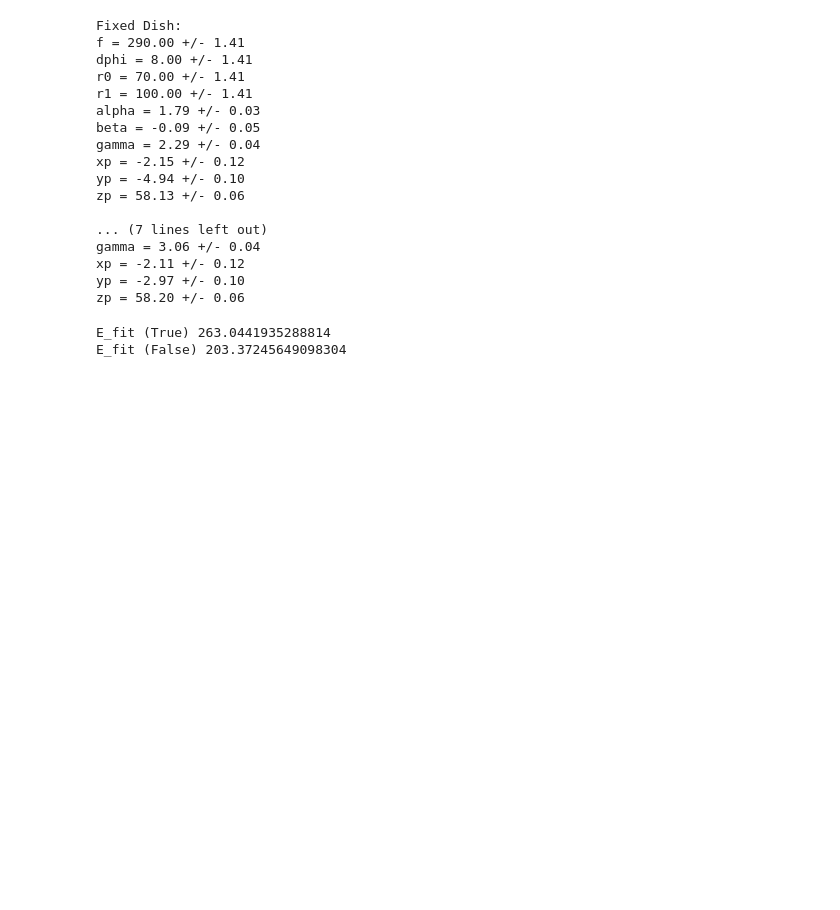
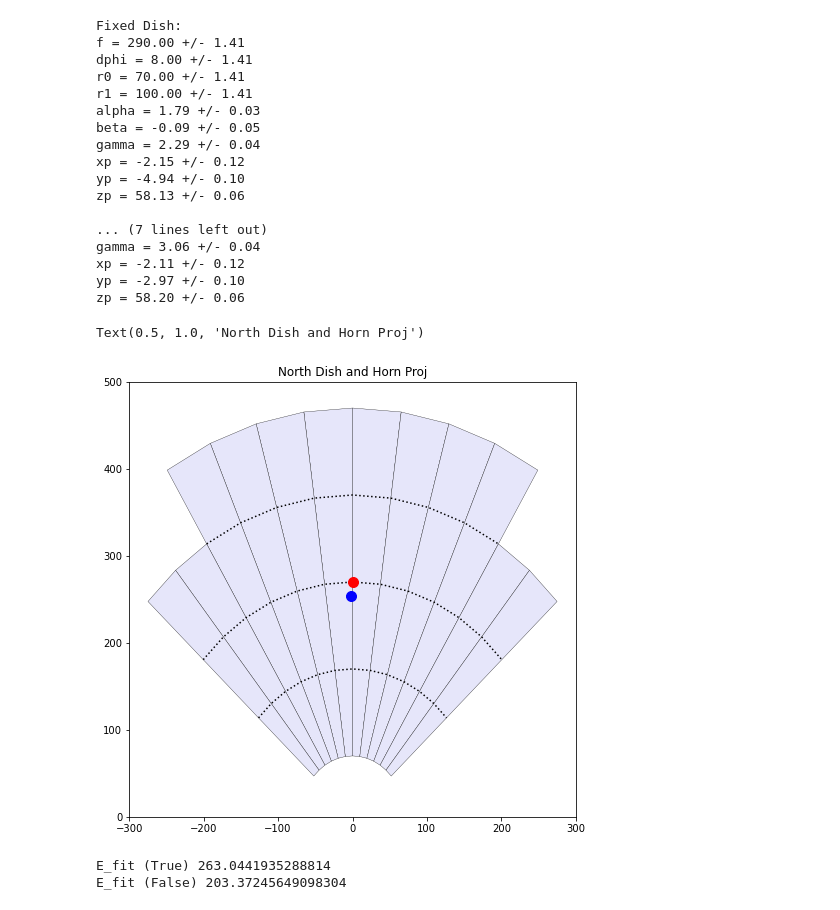
Before and after one commit to bmxdemo/bmxhacks, a Jupyter notebook: geometry_tape_fit.ipynb, the cells around one changed output. Cells and saved outputs as stored; diff of their text form; code cells hidden in the pictures; blank space fills up the shorter version.

```diff
--- a/geometry_tape_fit.ipynb
+++ b/geometry_tape_fit.ipynb
@@ -264,6 +264,17 @@ gamma = 3.06 +/- 0.04
 xp = -2.11 +/- 0.12
 yp = -2.97 +/- 0.10
 zp = 58.20 +/- 0.06
+# %%
+D_north = Dish(*N_fit_T.x[:4])
+H_north = Horn(D, *N_fit_T.x[4:])
+
+fig, ax = plt.subplots(1, figsize = (8,8))
+D_north.plot_petals(ax)
+D_north.plot_horn_proj(H_north, ax)
+ax.set_title('North Dish and Horn Proj')
+# %% [output]
+Text(0.5, 1.0, 'North Dish and Horn Proj')
+[figure, added]
 # %%
 # E dish
 E_measurements = np.array([
```
Also changed, not shown: parts of 6 cells of this notebook.
